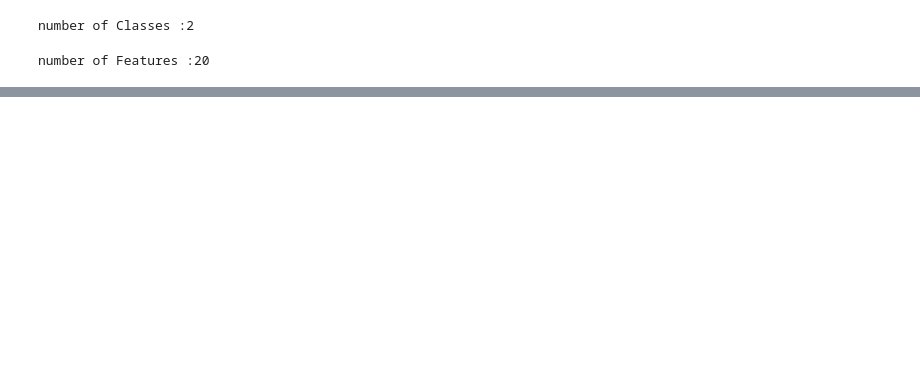
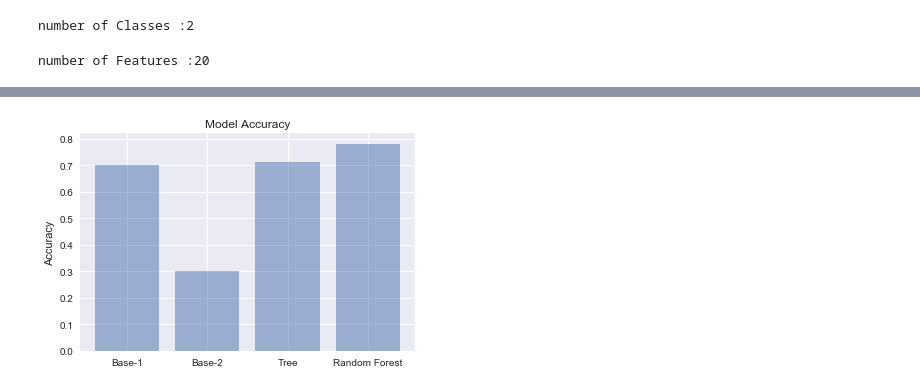
Before and after one commit to bigdata-i523/hid328, a Jupyter notebook: project/projectcode/project.ipynb, the cells around one changed output, grey strips where cells are left out. Saved outputs shown, nothing was run; the diff lists cells and outputs as text; code cells hidden in the pictures; blank space fills up the shorter version.

```diff
--- a/project/projectcode/project.ipynb
+++ b/project/projectcode/project.ipynb
@@ -228,2 +316,2 @@ Total number of Nodes :1016
 # %%
-predictions = rfModel.transform(testData)
+rf2Predictions = rfCv2Model.transform(testData)
@@ -276,0 +378,13 @@ pdf.plot.barh();
+# %%
+objects = ('Base-1', 'Base-2', 'Tree', 'Random Forest')
+y_pos = np.arange(len(objects))
+performance = [.7,.3,dtEvaluator.evaluate(dtPredictions),evaluator.evaluate(predictions)]
+
+plt.bar(y_pos, performance, align='center', alpha=0.5)
+plt.xticks(y_pos, objects)
+plt.ylabel('Accuracy')
+plt.title('Model Accuracy')
+
+plt.show()
+# %% [output]
+[figure, added]
```
Also changed, not shown: parts of 51 cells of this notebook, 7 other files.
